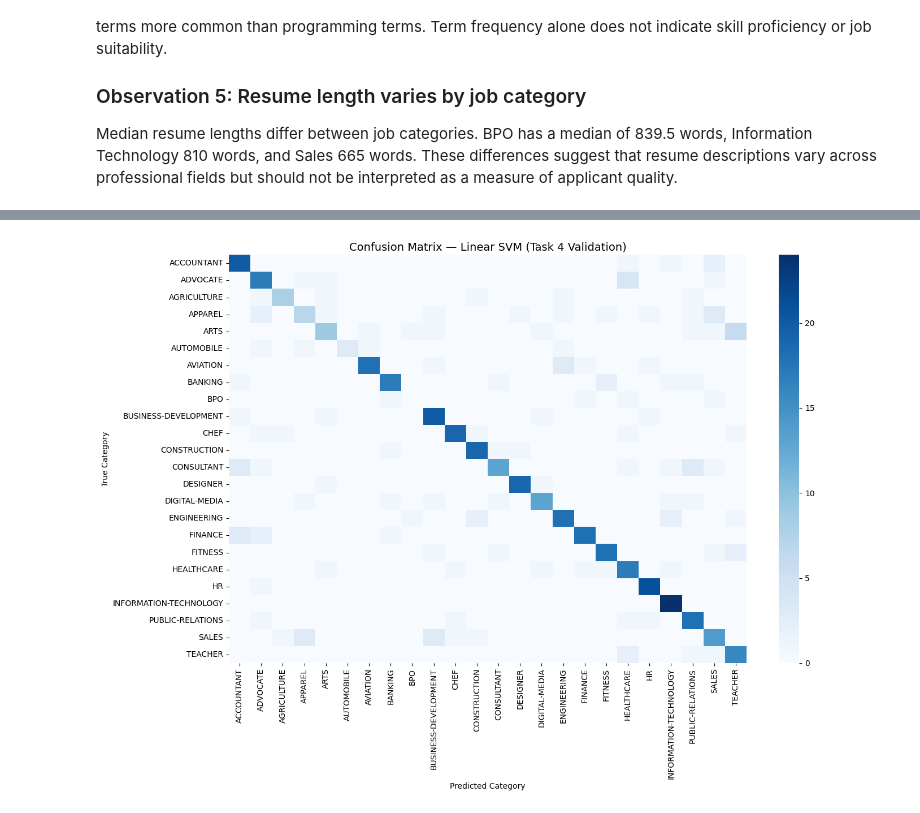
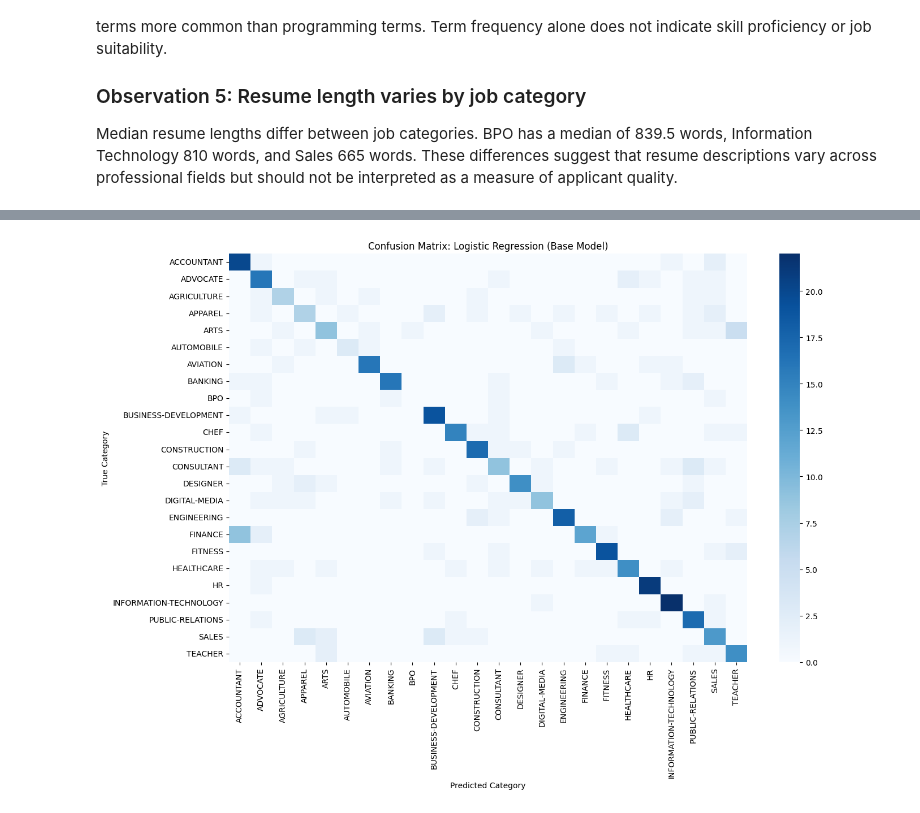
Before and after one commit to Telios4/SemProject_MLEngine, a Jupyter notebook: LogisticRegression_Base.ipynb, the cells around one changed output, grey strips where cells are left out. Saved outputs shown, nothing was run; the diff lists cells and outputs as text; code cells hidden in the pictures.

```diff
--- a/LogisticRegression_Base.ipynb
+++ b/LogisticRegression_Base.ipynb
@@ -431,11 +458,8 @@ Note: you may need to restart the kernel to use updated packages.
 [notice] To update, run: C:\Users\david\AppData\Local\Microsoft\WindowsApps\PythonSoftwareFoundation.Python.3.11_qbz5n2kfra8p0\python.exe -m pip install --upgrade pip
 # %%
-import pandas as pd
-import numpy as np
-import matplotlib.pyplot as plt
 import seaborn as sns
-
-from sklearn.model_selection import train_test_split, StratifiedKFold, cross_val_score
+from sklearn.model_selection import train_test_split, StratifiedKFold, cross_val_score, GridSearchCV
+from sklearn.pipeline import Pipeline
 from sklearn.feature_extraction.text import TfidfVectorizer
 from sklearn.linear_model import LogisticRegression
 from sklearn.naive_bayes import MultinomialNB
@@ -443,8 +467,5 @@ from sklearn.ensemble import RandomForestClassifier
 from sklearn.svm import LinearSVC
 from sklearn.metrics import classification_report, accuracy_score, f1_score, confusion_matrix
 
-# Load dataset
-df = pd.read_csv('Resume.csv')
-print(f"Dataset Shape: {df.shape}")
-print(f"Number of Unique Categories: {df['Category'].nunique()}")
+print("Modelling on cleaned dataset:", df.shape)
 # %% [output]
@@ -539,18 +544,10 @@ display(results_df)
 # %%
-# Plot Confusion Matrix for the Best Performing Model (Linear SVM / Base Model)
-best_model = LinearSVC(C=1.0, random_state=42)
-best_model.fit(X_train_tfidf, y_train)
-y_pred_best = best_model.predict(X_test_tfidf)
-
 plt.figure(figsize=(14, 10))
-cm = confusion_matrix(y_test, y_pred_best, labels=best_model.classes_)
-sns.heatmap(cm, annot=False, cmap='Blues', xticklabels=best_model.classes_, yticklabels=best_model.classes_)
-plt.title('Confusion Matrix — Linear SVM (Task 4 Validation)', fontsize=14)
-plt.xlabel('Predicted Category')
-plt.ylabel('True Category')
-plt.xticks(rotation=90)
-plt.yticks(rotation=0)
-plt.tight_layout()
-plt.show()
+labels = sorted(y.unique())
+cm = confusion_matrix(y_test, y_pred_base, labels=labels)
+sns.heatmap(cm, cmap="Blues", xticklabels=labels, yticklabels=labels)
+plt.title("Confusion Matrix: Logistic Regression (Base Model)")
+plt.xlabel("Predicted Category"); plt.ylabel("True Category")
+plt.xticks(rotation=90); plt.tight_layout(); plt.show()
 # %% [output]
-[figure, old version]
+[figure, new version]
```
Also changed, not shown: parts of 17 cells of this notebook.
